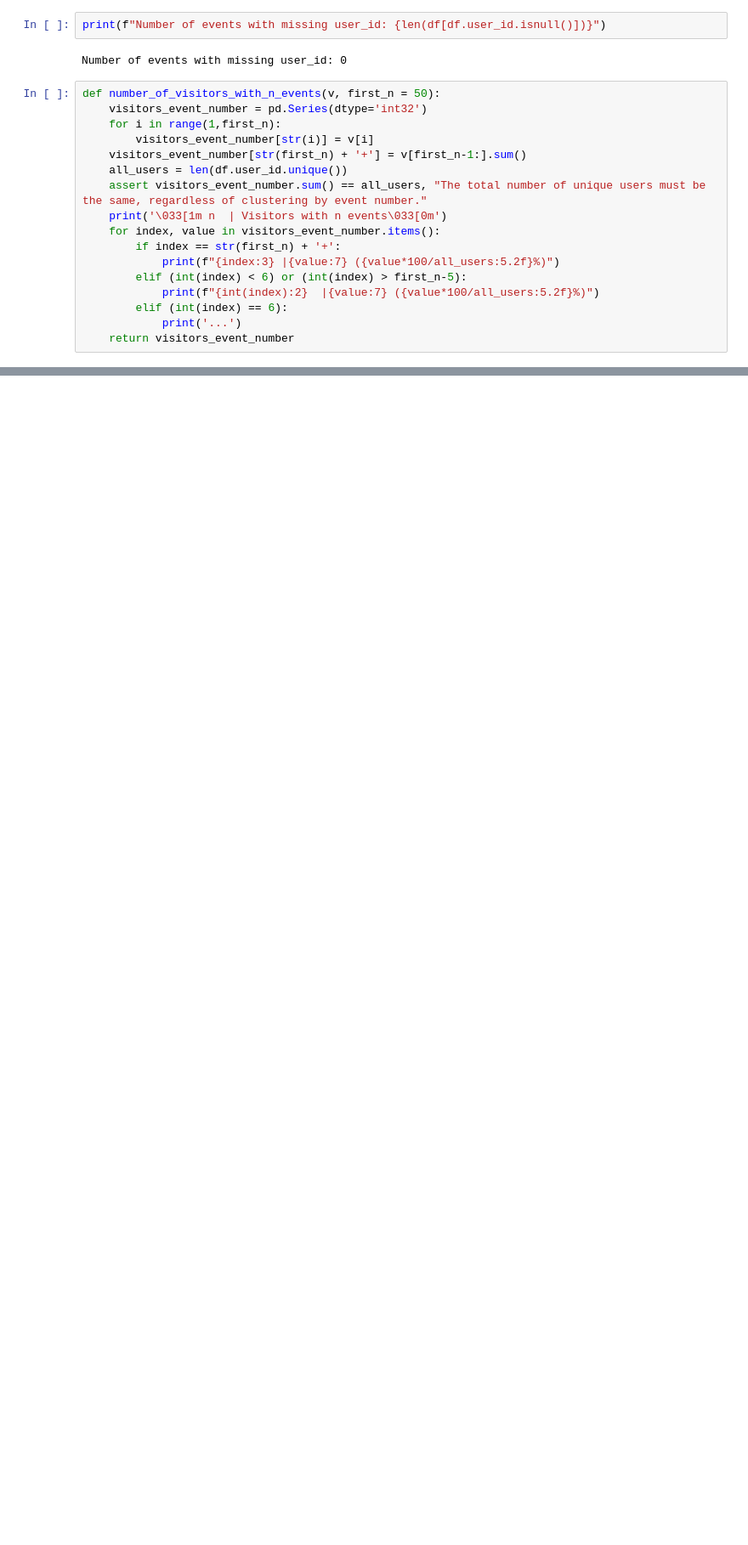
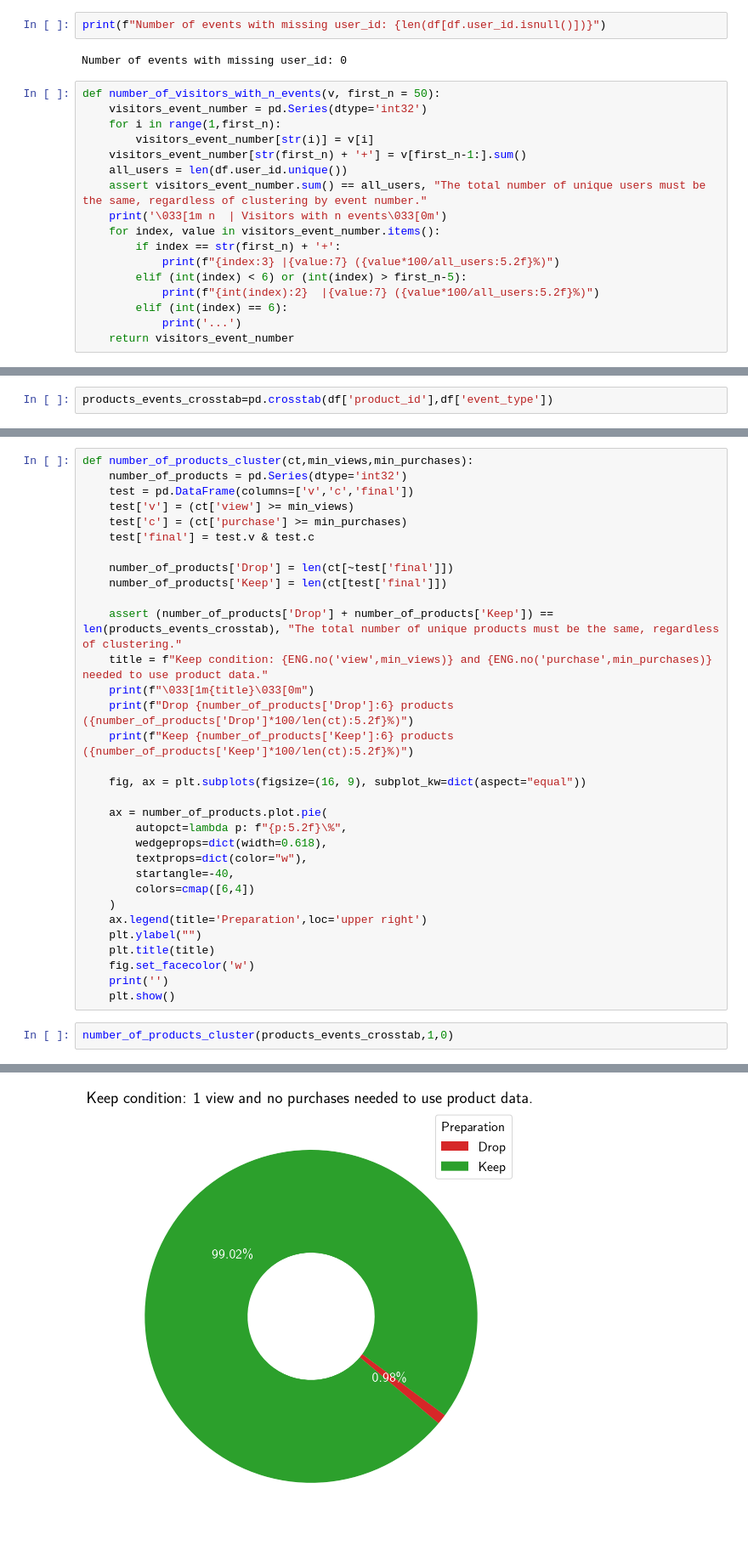
Before and after one commit to WSzP/uxml-ecommerce, a Jupyter notebook: eda-uxml.ipynb, the cells around one changed output, grey strips where cells are left out. Shown at 85% size. Saved outputs shown, nothing was run; the diff lists cells and outputs as text; blank space fills up the shorter version.

```diff
--- a/eda-uxml.ipynb
+++ b/eda-uxml.ipynb
@@ -505,0 +577,2 @@ plt.show()
+# %%
+products_events_crosstab=pd.crosstab(df['product_id'],df['event_type'])
@@ -505,0 +596,35 @@ plt.show()
+# %%
+def number_of_products_cluster(ct,min_views,min_purchases):
+    number_of_products = pd.Series(dtype='int32')
+    test = pd.DataFrame(columns=['v','c','final'])
+    test['v'] = (ct['view'] >= min_views)
+    test['c'] = (ct['purchase'] >= min_purchases)
+    test['final'] = test.v & test.c
+
+    number_of_products['Drop'] = len(ct[~test['final']])
+    number_of_products['Keep'] = len(ct[test['final']])
+
+    assert (number_of_products['Drop'] + number_of_products['Keep']) == len(products_events_crosstab), "The total number of unique products must be the same, regardless of clustering."
+    title = f"Keep condition: {ENG.no('view',min_views)} and {ENG.no('purchase',min_purchases)} needed to use product data."
+    print(f"\033[1m{title}\033[0m")
+    print(f"Drop {number_of_products['Drop']:6} products ({number_of_products['Drop']*100/len(ct):5.2f}%)")
+    print(f"Keep {number_of_products['Keep']:6} products ({number_of_products['Keep']*100/len(ct):5.2f}%)")
+
+    fig, ax = plt.subplots(figsize=(16, 9), subplot_kw=dict(aspect="equal"))
+
+    ax = number_of_products.plot.pie(
+        autopct=lambda p: f"{p:5.2f}\%",
+        wedgeprops=dict(width=0.618),
+        textprops=dict(color="w"),
+        startangle=-40,
+        colors=cmap([6,4])
+    )
+    ax.legend(title='Preparation',loc='upper right')
+    plt.ylabel("")
+    plt.title(title)
+    fig.set_facecolor('w')
+    print('')
+    plt.show()
+# %%
+number_of_products_cluster(products_events_crosstab,1,0)
+# %% [output]
@@ -505,0 +634 @@ plt.show()
+[figure, added]
```
Also changed, not shown: parts of 44 cells of this notebook, 4 other files.
